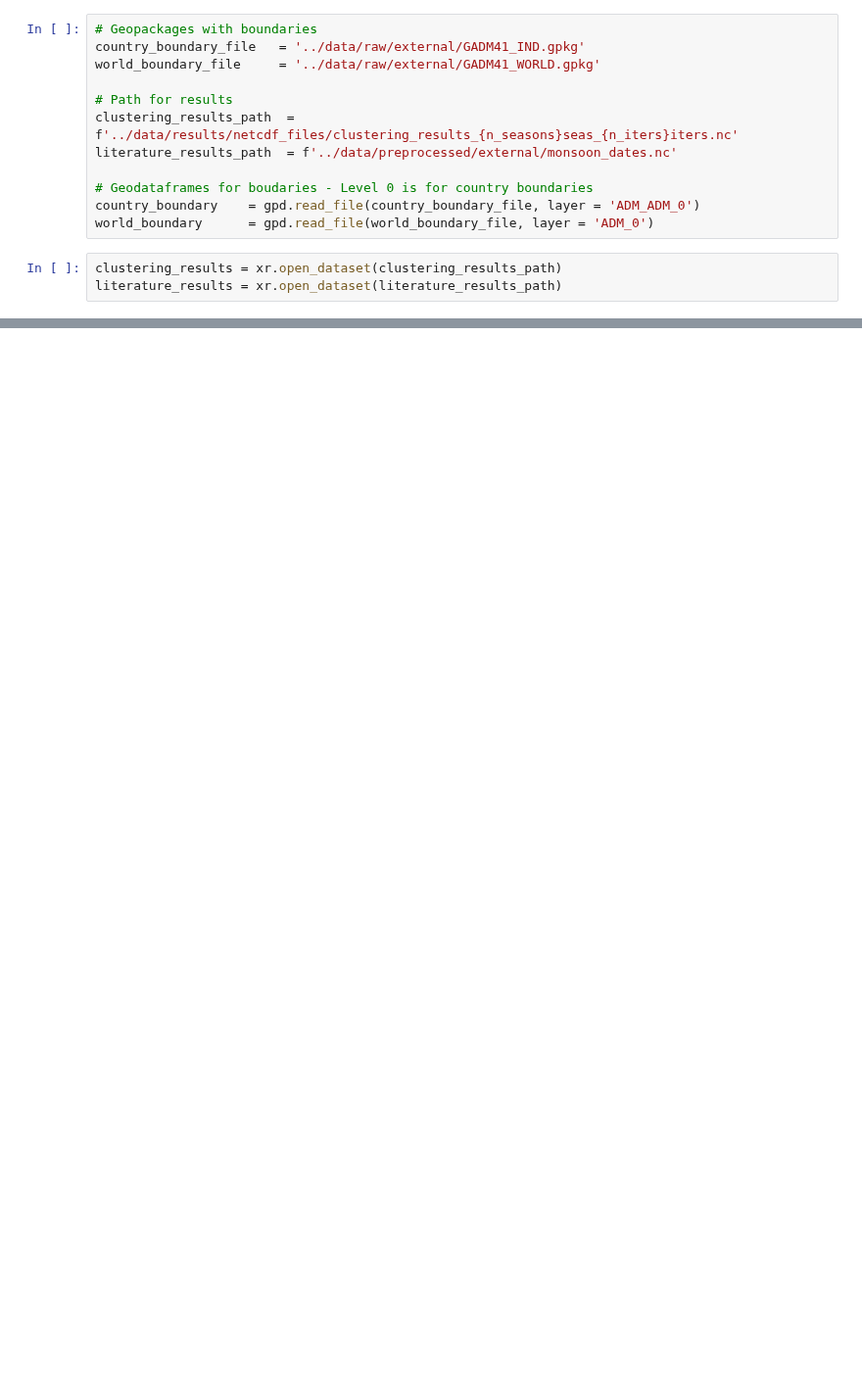
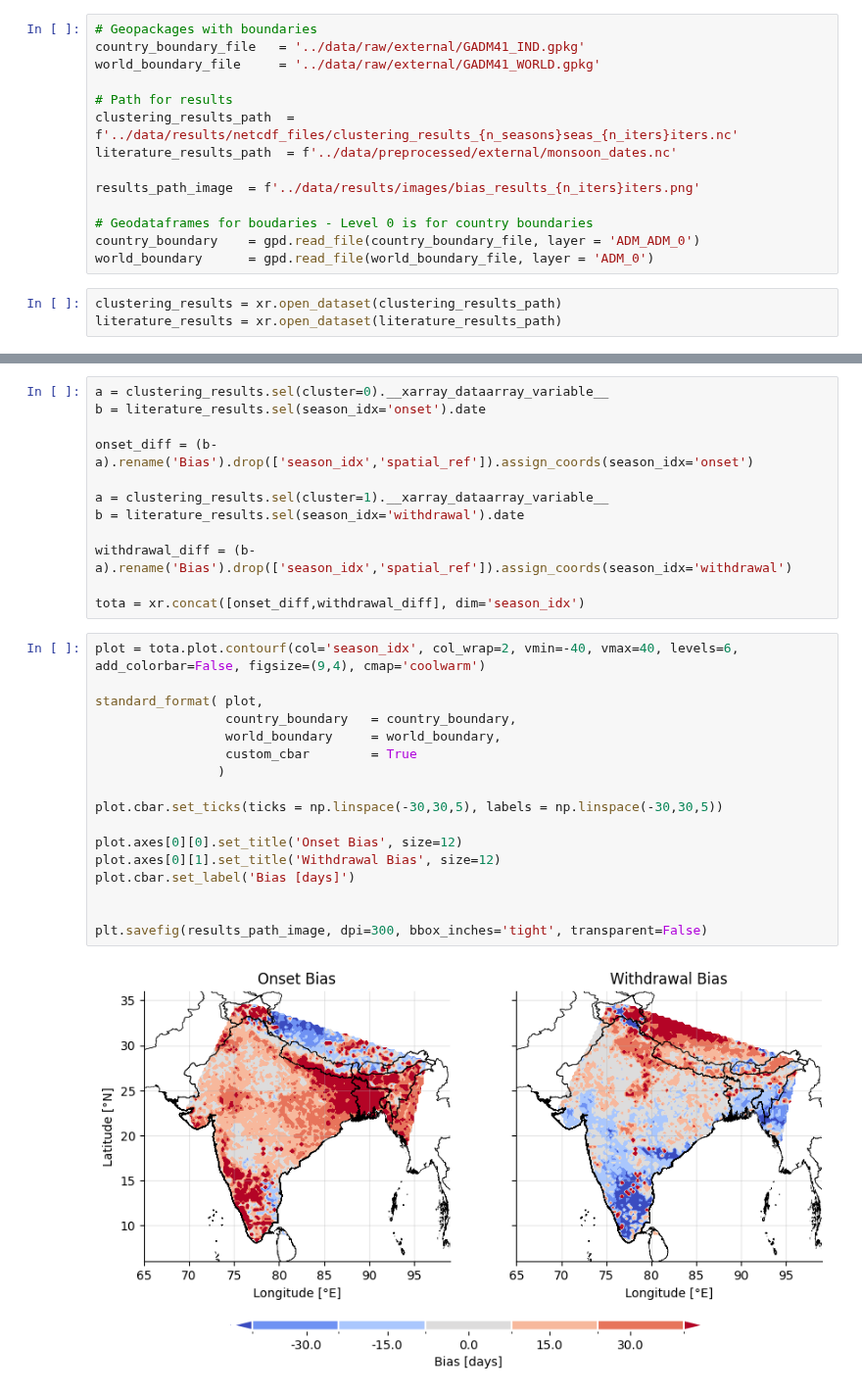
Before and after one commit to JGrassi97/XSeasonsDetect, a Jupyter notebook: notebooks/05_results_comparison.ipynb, the cells around one changed output, grey strips where cells are left out. Shown at 98% size. Cells and saved outputs as stored; diff of their text form; blank space fills up the shorter version.

```diff
--- a/notebooks/05_results_comparison.ipynb
+++ b/notebooks/05_results_comparison.ipynb
@@ -25,6 +25,8 @@ world_boundary_file     = '../data/raw/external/GADM41_WORLD.gpkg'
 clustering_results_path  = f'../data/results/netcdf_files/clustering_results_{n_seasons}seas_{n_iters}iters.nc'
 literature_results_path  = f'../data/preprocessed/external/monsoon_dates.nc'
 
+results_path_image  = f'../data/results/images/bias_results_{n_iters}iters.png'
+
 # Geodataframes for boudaries - Level 0 is for country boundaries
 country_boundary    = gpd.read_file(country_boundary_file, layer = 'ADM_ADM_0')
 world_boundary      = gpd.read_file(world_boundary_file, layer = 'ADM_0')
@@ -53,0 +36,31 @@ dataset_tp['time'] = dataset_t2m['time']
+# %%
+a = clustering_results.sel(cluster=0).__xarray_dataarray_variable__
+b = literature_results.sel(season_idx='onset').date
+
+onset_diff = (b-a).rename('Bias').drop(['season_idx','spatial_ref']).assign_coords(season_idx='onset')
+
+a = clustering_results.sel(cluster=1).__xarray_dataarray_variable__
+b = literature_results.sel(season_idx='withdrawal').date
+
+withdrawal_diff = (b-a).rename('Bias').drop(['season_idx','spatial_ref']).assign_coords(season_idx='withdrawal')
+
+tota = xr.concat([onset_diff,withdrawal_diff], dim='season_idx')
+# %%
+plot = tota.plot.contourf(col='season_idx', col_wrap=2, vmin=-40, vmax=40, levels=6, add_colorbar=False, figsize=(9,4), cmap='coolwarm')
+
+standard_format( plot,
+                 country_boundary   = country_boundary,
+                 world_boundary     = world_boundary,
+                 custom_cbar        = True
+                )
+
+plot.cbar.set_ticks(ticks = np.linspace(-30,30,5), labels = np.linspace(-30,30,5))
+
+plot.axes[0][0].set_title('Onset Bias', size=12)
+plot.axes[0][1].set_title('Withdrawal Bias', size=12)
+plot.cbar.set_label('Bias [days]')
+
+
+plt.savefig(results_path_image, dpi=300, bbox_inches='tight', transparent=False)
+# %% [output]
+[figure, added]
```
Also changed, not shown: parts of 3 cells of this notebook, 4 other files.
